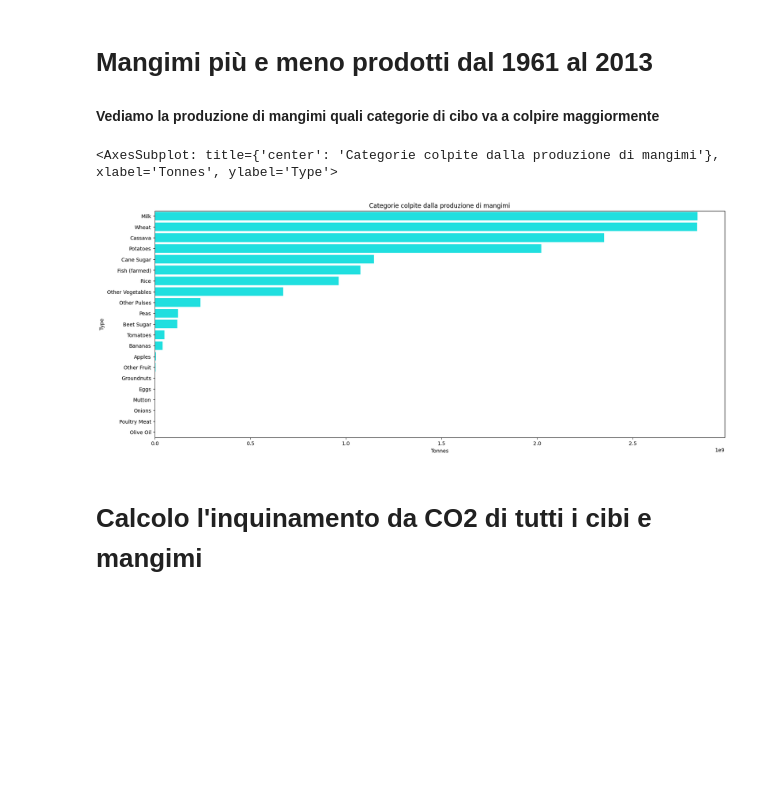
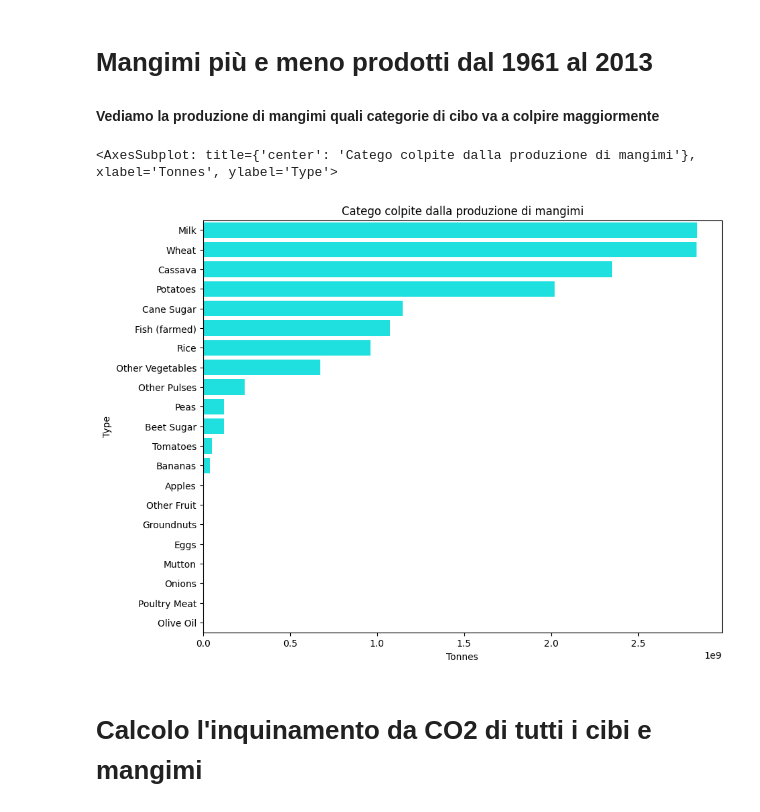
Before and after one commit to monkeymatt0/ProduzioneCibiMangimiImpattoAmbientale, a Jupyter notebook: MatteoVolleroDataVis.ipynb, the cells around one changed output. Cells and saved outputs as stored; diff of their text form; code cells hidden in the pictures; blank space fills up the shorter version.

```diff
--- a/MatteoVolleroDataVis.ipynb
+++ b/MatteoVolleroDataVis.ipynb
@@ -311,22 +311,22 @@ sns.barplot(
 # %%
 Feed_items = prodotti_tracciati_df[columns_interested]
 Feed_items = Feed_items[Feed_items["Element"] == "Feed"]
 Feed_items = Feed_items.sort_values(by=["Prod. 1961 - 2013"], ascending=False).reset_index().drop(columns=["index"]).drop_duplicates().reset_index().drop(columns=["index"])
 Feed_items["Tonnes"] = Feed_items["Prod. 1961 - 2013"] * 1000
 
 temp_df = Feed_items.groupby("Type").sum(numeric_only=True).sort_values(by="Tonnes", ascending=False)
 
-f, ax = plt.subplots(figsize=(20, 8))
-ax.set_title("Categorie colpite dalla produzione di mangimi")
+f, ax = plt.subplots(figsize=(10, 8))
+ax.set_title("Catego colpite dalla produzione di mangimi")
 sns.barplot(
      x=temp_df["Tonnes"],
      y=temp_df.index,
      color='cyan',
      orient='h',
 )
 # %% [output]
-<AxesSubplot: title={'center': 'Categorie colpite dalla produzione di mangimi'}, xlabel='Tonnes', ylabel='Type'>
+<AxesSubplot: title={'center': 'Catego colpite dalla produzione di mangimi'}, xlabel='Tonnes', ylabel='Type'>
-[figure, old version]
+[figure, new version]
 # %% [markdown]
 # Calcolo l'inquinamento da CO2 di tutti i cibi e mangimi
 # %%
```
Also changed, not shown: parts of 13 cells of this notebook.
